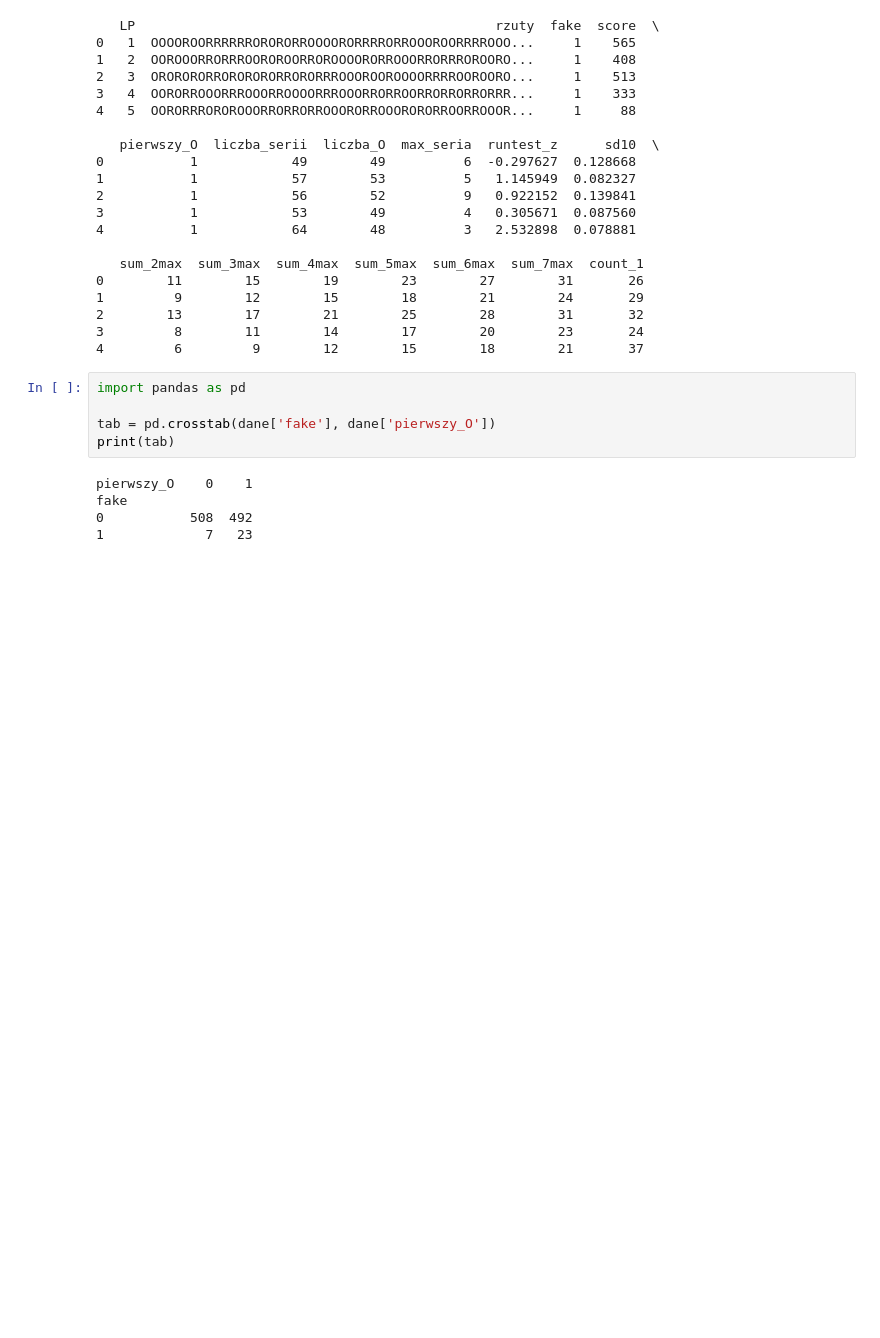
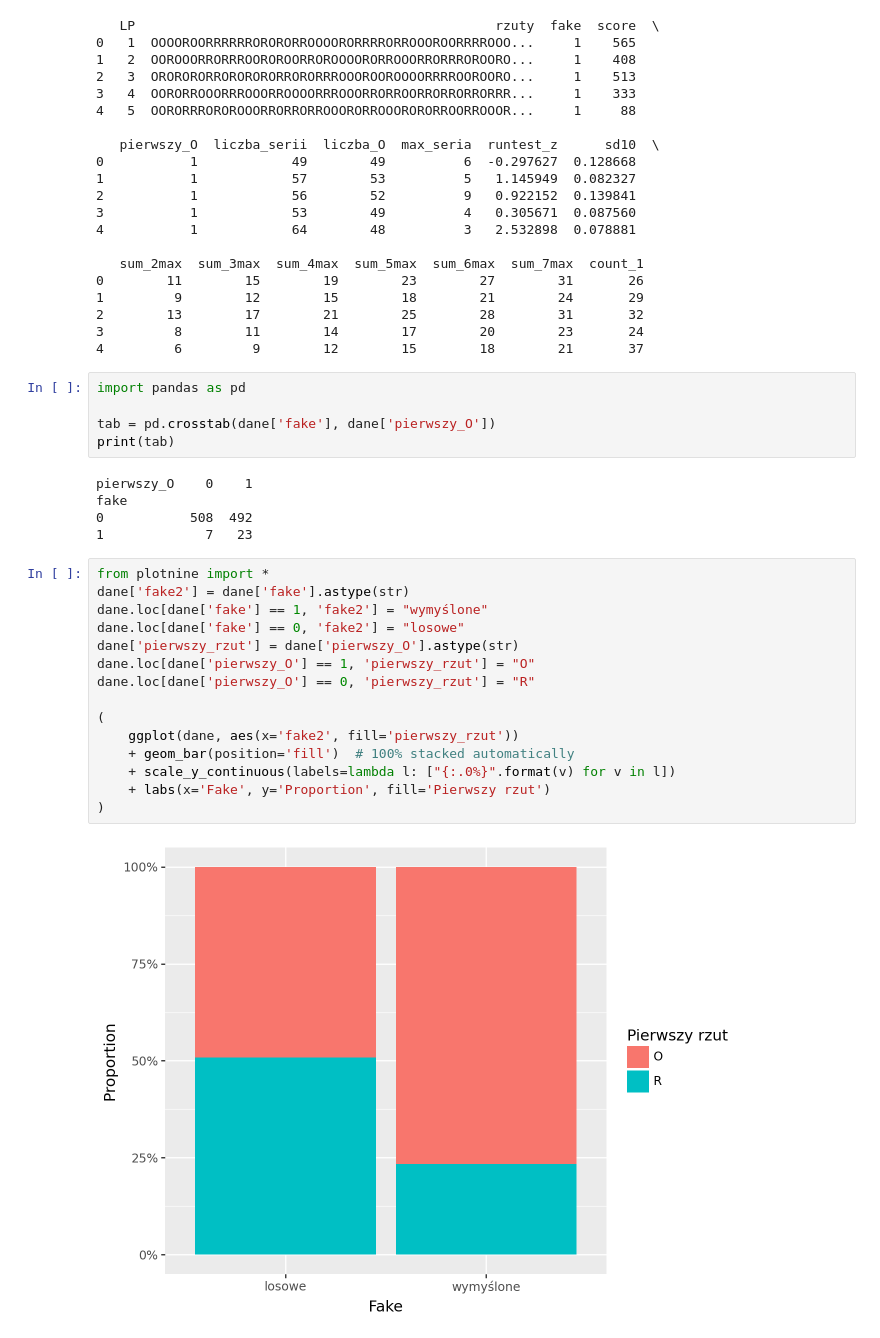
Before and after one commit to blakocha/ADRPY2025, a Jupyter notebook: Notatki_20251123_13.ipynb, the cells around one changed output. Drawn from its saved outputs; the diff is of its cells as text; blank space fills up the shorter version.

```diff
--- a/Notatki_20251123_13.ipynb
+++ b/Notatki_20251123_13.ipynb
@@ -40,3 +40,20 @@ pierwszy_O    0    1
 fake
 0           508  492
 1             7   23
+# %%
+from plotnine import *
+dane['fake2'] = dane['fake'].astype(str)
+dane.loc[dane['fake'] == 1, 'fake2'] = "wymyślone"
+dane.loc[dane['fake'] == 0, 'fake2'] = "losowe"
+dane['pierwszy_rzut'] = dane['pierwszy_O'].astype(str)
+dane.loc[dane['pierwszy_O'] == 1, 'pierwszy_rzut'] = "O"
+dane.loc[dane['pierwszy_O'] == 0, 'pierwszy_rzut'] = "R"
+
+(
+    ggplot(dane, aes(x='fake2', fill='pierwszy_rzut'))
+    + geom_bar(position='fill')  # 100% stacked automatically
+    + scale_y_continuous(labels=lambda l: ["{:.0%}".format(v) for v in l])
+    + labs(x='Fake', y='Proportion', fill='Pierwszy rzut')
+)
+# %% [output]
+[figure, added]
```
Also changed, not shown: parts of 2 cells of this notebook.
